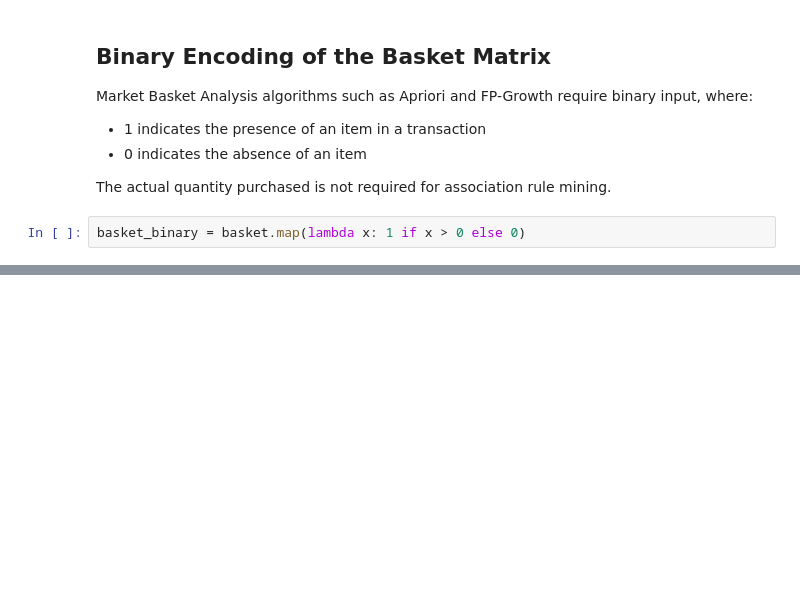
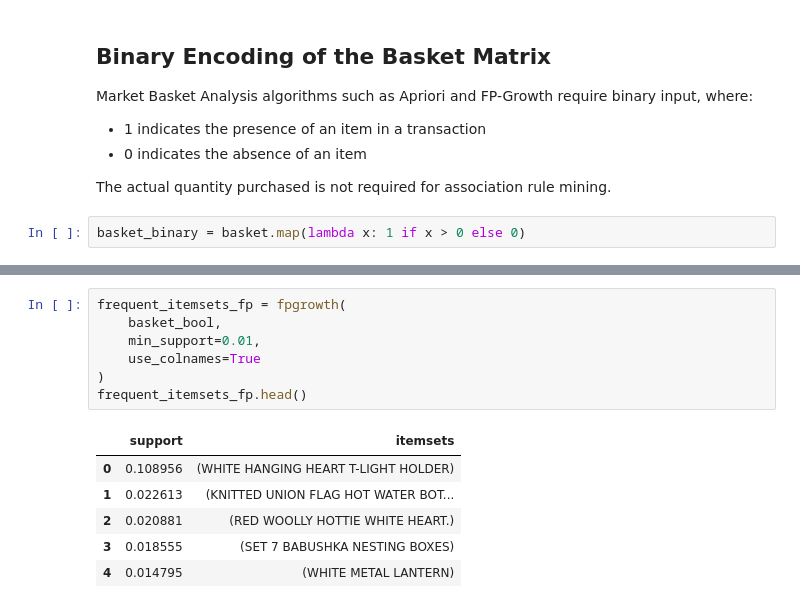
Before and after one commit to lma0lollipop/Market-Basket-Analysis, a Jupyter notebook: market-basket-analysis.ipynb, the cells around one changed output, grey strips where cells are left out. Saved outputs shown, nothing was run; the diff lists cells and outputs as text; blank space fills up the shorter version.

```diff
--- a/market-basket-analysis.ipynb
+++ b/market-basket-analysis.ipynb
@@ -279,0 +282,14 @@ np.int64(509356)
+# %%
+frequent_itemsets_fp = fpgrowth(
+    basket_bool,
+    min_support=0.01,
+    use_colnames=True
+)
+frequent_itemsets_fp.head()
+# %% [output]
+|  | support | itemsets |
+| 0 | 0.108956 | (WHITE HANGING HEART T-LIGHT HOLDER) |
+| 1 | 0.022613 | (KNITTED UNION FLAG HOT WATER BOT... |
+| 2 | 0.020881 | (RED WOOLLY HOTTIE WHITE HEART.) |
+| 3 | 0.018555 | (SET 7 BABUSHKA NESTING BOXES) |
+| 4 | 0.014795 | (WHITE METAL LANTERN) |
```
Also changed, not shown: parts of 15 cells of this notebook.
